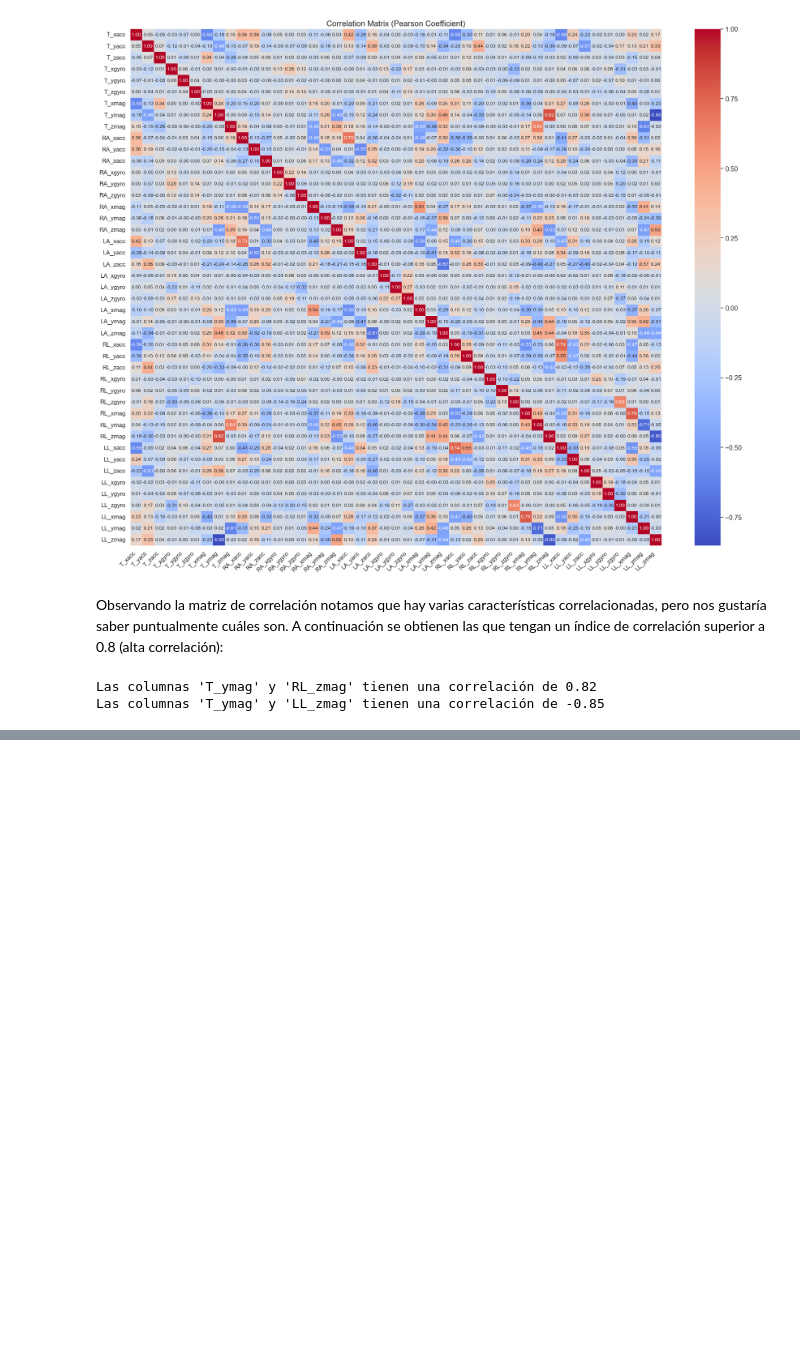
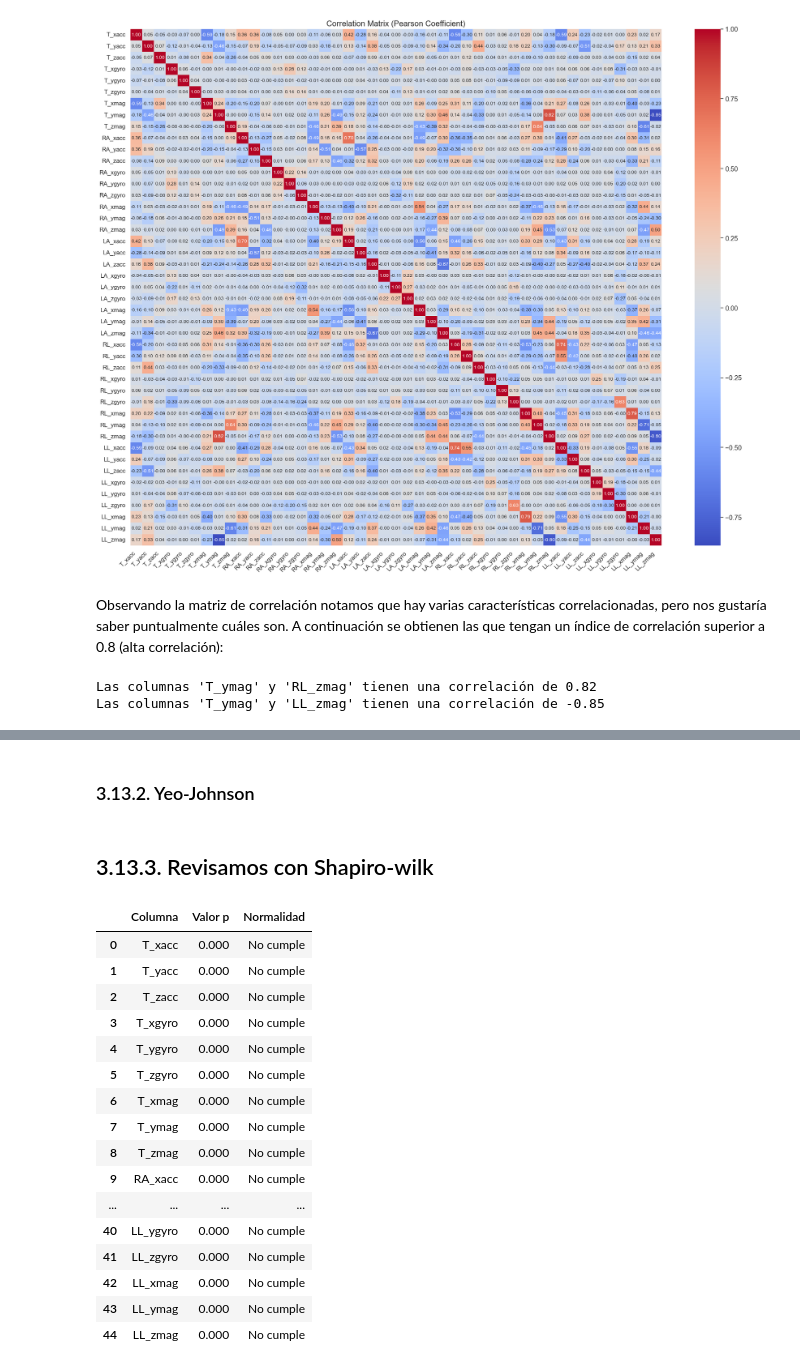
Before and after one commit to DanielRosadoRodriguez/HAR-Analysis, a Jupyter notebook: Dataset 3 - Daily and Sports Activities.ipynb, the cells around one changed output, grey strips where cells are left out. Cells and saved outputs as stored; diff of their text form; code cells hidden in the pictures; blank space fills up the shorter version.

Commit message:
feat: add point 13 normalization, scaling, standardize

```diff
--- a/Dataset 3 - Daily and Sports Activities.ipynb
+++ b/Dataset 3 - Daily and Sports Activities.ipynb
@@ -469,0 +509,50 @@ Las columnas 'T_ymag' y 'LL_zmag' tienen una correlación de -0.85
+# %% [markdown]
+### 3.13.2. Yeo-Johnson
+# %%
+# Aplicar solo la transformación Yeo-Johnson sin estandarizar (standardize=False)
+pt = PowerTransformer(method='yeo-johnson', standardize=True)
+X_train_transformed = pt.fit_transform(X_train)
+X_test_transformed = pt.transform(X_test)
+
+# Convertir la matriz transformada a DataFrame para facilitar el análisis
+df_transformed = pd.DataFrame(X_train_transformed, columns=sensor_cols)
+# %% [markdown]
+## 3.13.3. Revisamos con Shapiro-wilk
+# %%
+from scipy.stats import shapiro
+import pandas as pd
+# Definir el umbral alpha para el test de Shapiro-Wilk
+alpha = 0.05
+
+# Lista para almacenar los resultados
+resultados = []
+
+# Aplicar el test de Shapiro-Wilk a cada columna y guardar los resultados en la lista
+for col in df_transformed.columns:
+    stat, p_value = shapiro(df_transformed[col])
+    normalidad = "Cumple" if p_value > alpha else "No cumple"
+    resultados.append({"Columna": col, "Valor p": round(p_value, 4), "Normalidad": normalidad})
+
+# Crear un DataFrame a partir de la lista de resultados
+tabla_resultados = pd.DataFrame(resultados)
+
+# Imprimir la tabla de resultados
+tabla_resultados
+# %% [output]
+|  | Columna | Valor p | Normalidad |
+| 0 | T_xacc | 0.000 | No cumple |
+| 1 | T_yacc | 0.000 | No cumple |
+| 2 | T_zacc | 0.000 | No cumple |
+| 3 | T_xgyro | 0.000 | No cumple |
+| 4 | T_ygyro | 0.000 | No cumple |
+| 5 | T_zgyro | 0.000 | No cumple |
+| 6 | T_xmag | 0.000 | No cumple |
+| 7 | T_ymag | 0.000 | No cumple |
+| 8 | T_zmag | 0.000 | No cumple |
+| 9 | RA_xacc | 0.000 | No cumple |
+| ... | ... | ... | ... |
+| 40 | LL_ygyro | 0.000 | No cumple |
+| 41 | LL_zgyro | 0.000 | No cumple |
+| 42 | LL_xmag | 0.000 | No cumple |
+| 43 | LL_ymag | 0.000 | No cumple |
+| 44 | LL_zmag | 0.000 | No cumple |
```
Also changed, not shown: parts of 7 cells of this notebook.
